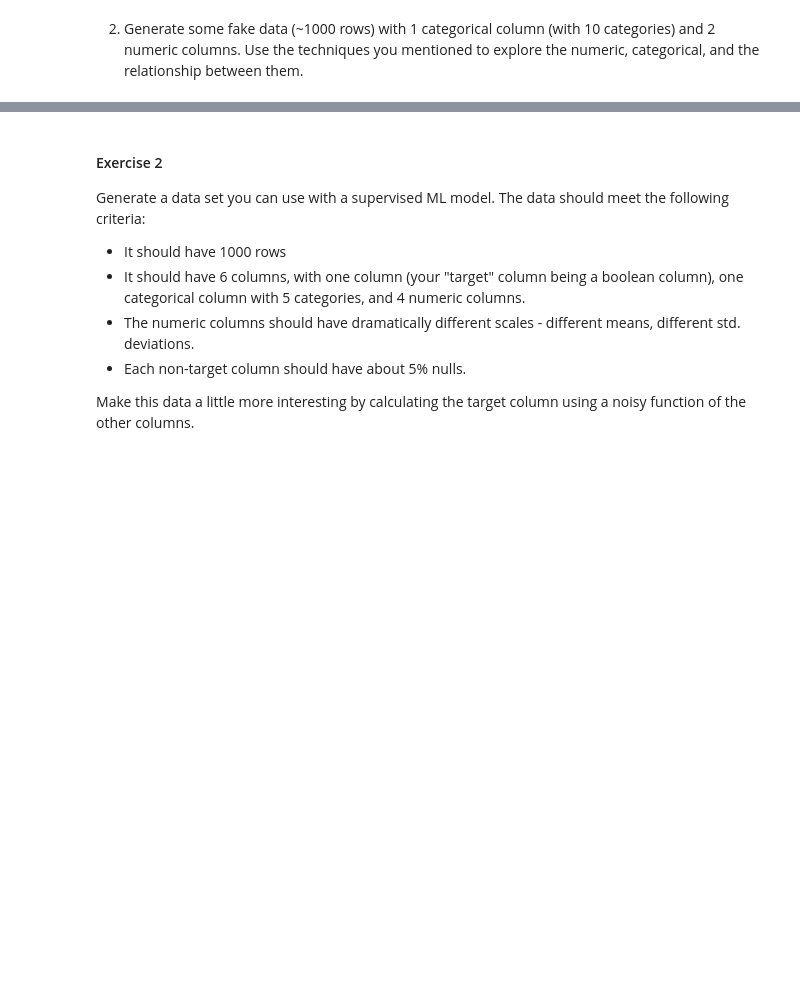
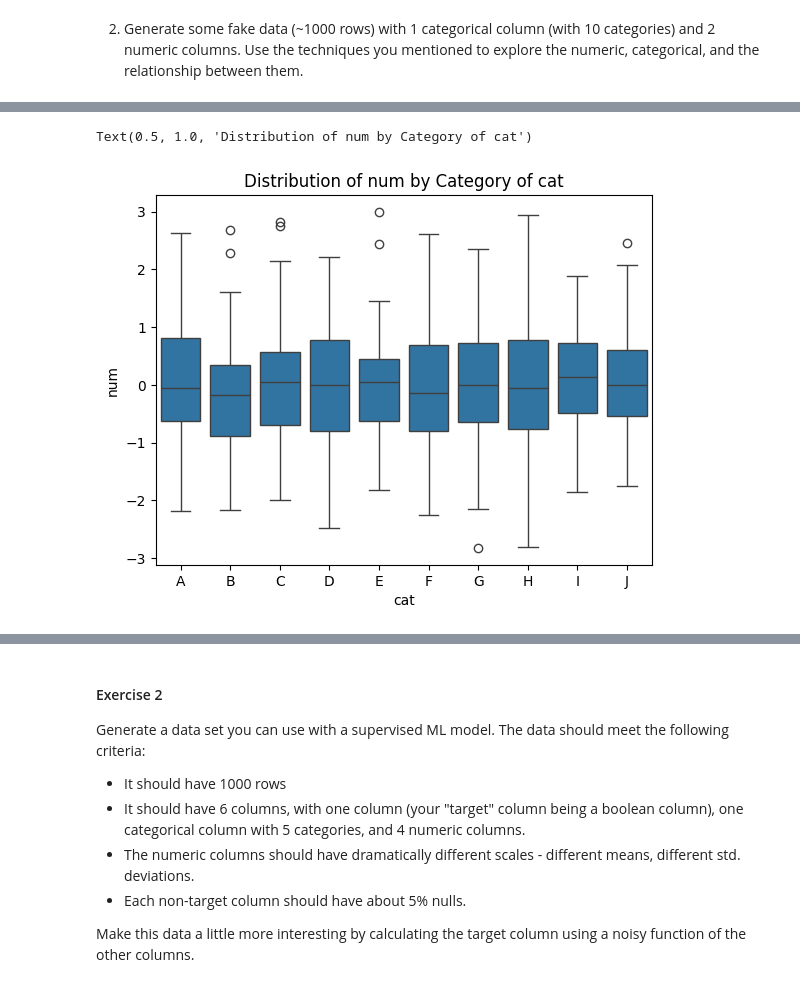
Before and after one commit to SU-IST707-FS25/week-2-materials-zseidel18, a Jupyter notebook: assignment.ipynb, the cells around one changed output, grey strips where cells are left out. Drawn from its saved outputs; the diff is of its cells as text; code cells hidden in the pictures; blank space fills up the shorter version.

```diff
--- a/assignment.ipynb
+++ b/assignment.ipynb
@@ -21,2 +95,7 @@ For Numeric data there are many EDA techniques which include visualizing the dis
 # %%
-# Your code here
+plt.figure()
+sns.boxplot(x = "cat", y = "num", data = fake_data, order = sorted(fake_data["cat"].unique()))
+plt.title("Distribution of num by Category of cat")
+# %% [output]
+Text(0.5, 1.0, 'Distribution of num by Category of cat')
+[figure, added]
```
Also changed, not shown: parts of 6 cells of this notebook.
